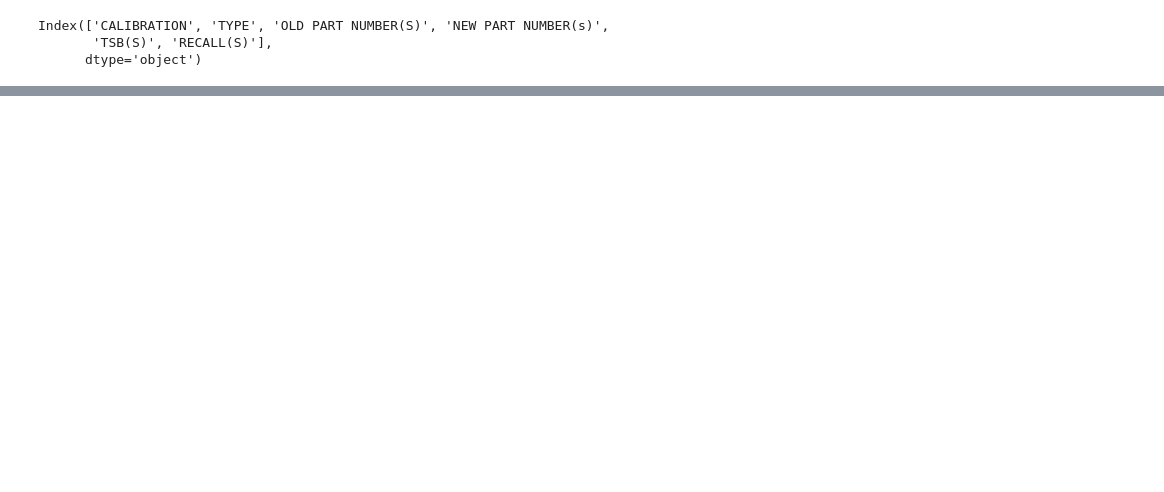
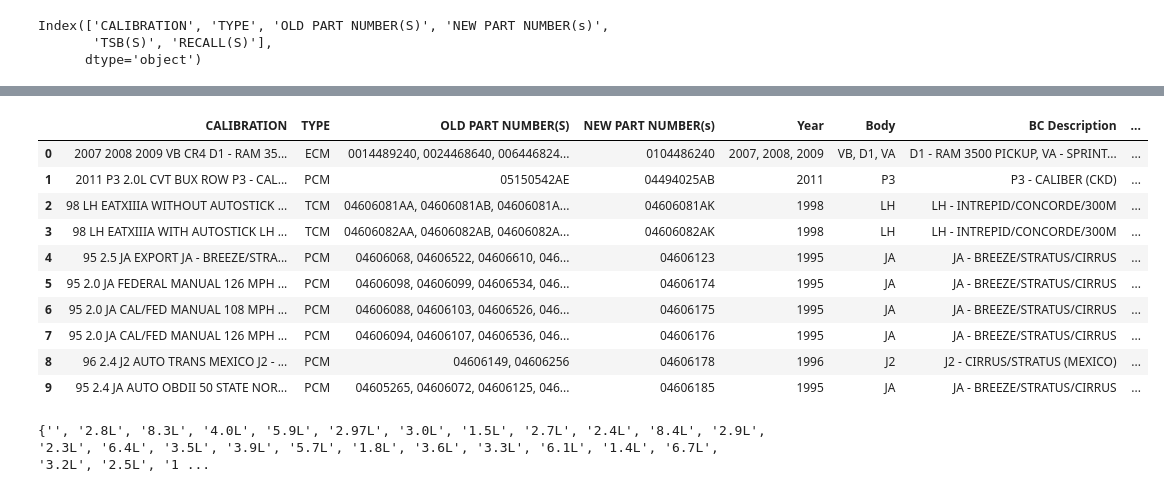
Before and after one commit to hydra-code-repository/pdf_data_extract, a Jupyter notebook: notebook/pdf_extract.ipynb, the cells around one changed output, grey strips where cells are left out. Drawn from its saved outputs; the diff is of its cells as text; code cells hidden in the pictures; blank space fills up the shorter version.

```diff
--- a/notebook/pdf_extract.ipynb
+++ b/notebook/pdf_extract.ipynb
@@ -112,0 +540,14 @@ df_dropped_columns.to_excel('C:\Language_Projects\Language_Projects\Python\Flags
+# %%
+# List with engine sizes updated
+engine_size_list = []
+
+# Iterate over column Engine size to add 'L' to engine sizes without L
+for engine in df_year_body_engine_size['Engine Size']:
+    if len(engine) == 3:
+        engine_updated = engine + 'L'
+        engine_size_list.append(engine_updated)
+    else:
+        engine_size_list.append(engine)
+# %%
+# Update the df with the updated engine sizes
+df_year_body_engine_size['Engine Size'] = engine_size_list
@@ -112,0 +566,3 @@ df_dropped_columns.to_excel('C:\Language_Projects\Language_Projects\Python\Flags
+# %%
+# Remove char '\n'
+df_year_body_engine_size_removed_char = df_year_body_engine_size.replace(r'\n', ' ', regex=True)
@@ -112,0 +581,18 @@ df_dropped_columns.to_excel('C:\Language_Projects\Language_Projects\Python\Flags
+# %%
+# Add , between whitespaces in the old part number column
+df_year_body_engine_size_removed_char['OLD PART NUMBER(S)'] = df_year_body_engine_size_removed_char['OLD PART NUMBER(S)'].str.replace(' ', ', ', regex=False)
+# %%
+# Print the head to see the results
+df_year_body_engine_size_removed_char.head(10)
+# %% [output]
+|  | CALIBRATION | TYPE | OLD PART NUMBER(S) | NEW PART NUMBER(s) | Year | Body | BC Description | ... |
+| 0 | 2007 2008 2009 VB CR4 D1 - RAM 35... | ECM | 0014489240, 0024468640, 006446824... | 0104486240 | 2007, 2008, 2009 | VB, D1, VA | D1 - RAM 3500 PICKUP, VA - SPRINT... | ... |
+| 1 | 2011 P3 2.0L CVT BUX ROW P3 - CAL... | PCM | 05150542AE | 04494025AB | 2011 | P3 | P3 - CALIBER (CKD) | ... |
+| 2 | 98 LH EATXIIIA WITHOUT AUTOSTICK ... | TCM | 04606081AA, 04606081AB, 04606081A... | 04606081AK | 1998 | LH | LH - INTREPID/CONCORDE/300M | ... |
+| 3 | 98 LH EATXIIIA WITH AUTOSTICK LH ... | TCM | 04606082AA, 04606082AB, 04606082A... | 04606082AK | 1998 | LH | LH - INTREPID/CONCORDE/300M | ... |
+| 4 | 95 2.5 JA EXPORT JA - BREEZE/STRA... | PCM | 04606068, 04606522, 04606610, 046... | 04606123 | 1995 | JA | JA - BREEZE/STRATUS/CIRRUS | ... |
+| 5 | 95 2.0 JA FEDERAL MANUAL 126 MPH ... | PCM | 04606098, 04606099, 04606534, 046... | 04606174 | 1995 | JA | JA - BREEZE/STRATUS/CIRRUS | ... |
+| 6 | 95 2.0 JA CAL/FED MANUAL 108 MPH ... | PCM | 04606088, 04606103, 04606526, 046... | 04606175 | 1995 | JA | JA - BREEZE/STRATUS/CIRRUS | ... |
+| 7 | 95 2.0 JA CAL/FED MANUAL 126 MPH ... | PCM | 04606094, 04606107, 04606536, 046... | 04606176 | 1995 | JA | JA - BREEZE/STRATUS/CIRRUS | ... |
+| 8 | 96 2.4 J2 AUTO TRANS MEXICO J2 - ... | PCM | 04606149, 04606256 | 04606178 | 1996 | J2 | J2 - CIRRUS/STRATUS (MEXICO) | ... |
+| 9 | 95 2.4 JA AUTO OBDII 50 STATE NOR... | PCM | 04605265, 04606072, 04606125, 046... | 04606185 | 1995 | JA | JA - BREEZE/STRATUS/CIRRUS | ... |
@@ -112,0 +613,5 @@ df_dropped_columns.to_excel('C:\Language_Projects\Language_Projects\Python\Flags
+# %%
+# Print the engine sizes to check if they are correct
+print(unique_list_of_engine_size)
+# %% [output]
+{'', '2.8L', '8.3L', '4.0L', '5.9L', '2.97L', '3.0L', '1.5L', '2.7L', '2.4L', '8.4L', '2.9L', '2.3L', '6.4L', '3.5L', '3.9L', '5.7L', '1.8L', '3.6L', '3.3L', '6.1L', '1.4L', '6.7L', '3.2L', '2.5L', '1 ...
```
Also changed, not shown: parts of 87 cells of this notebook, 2 other files.
